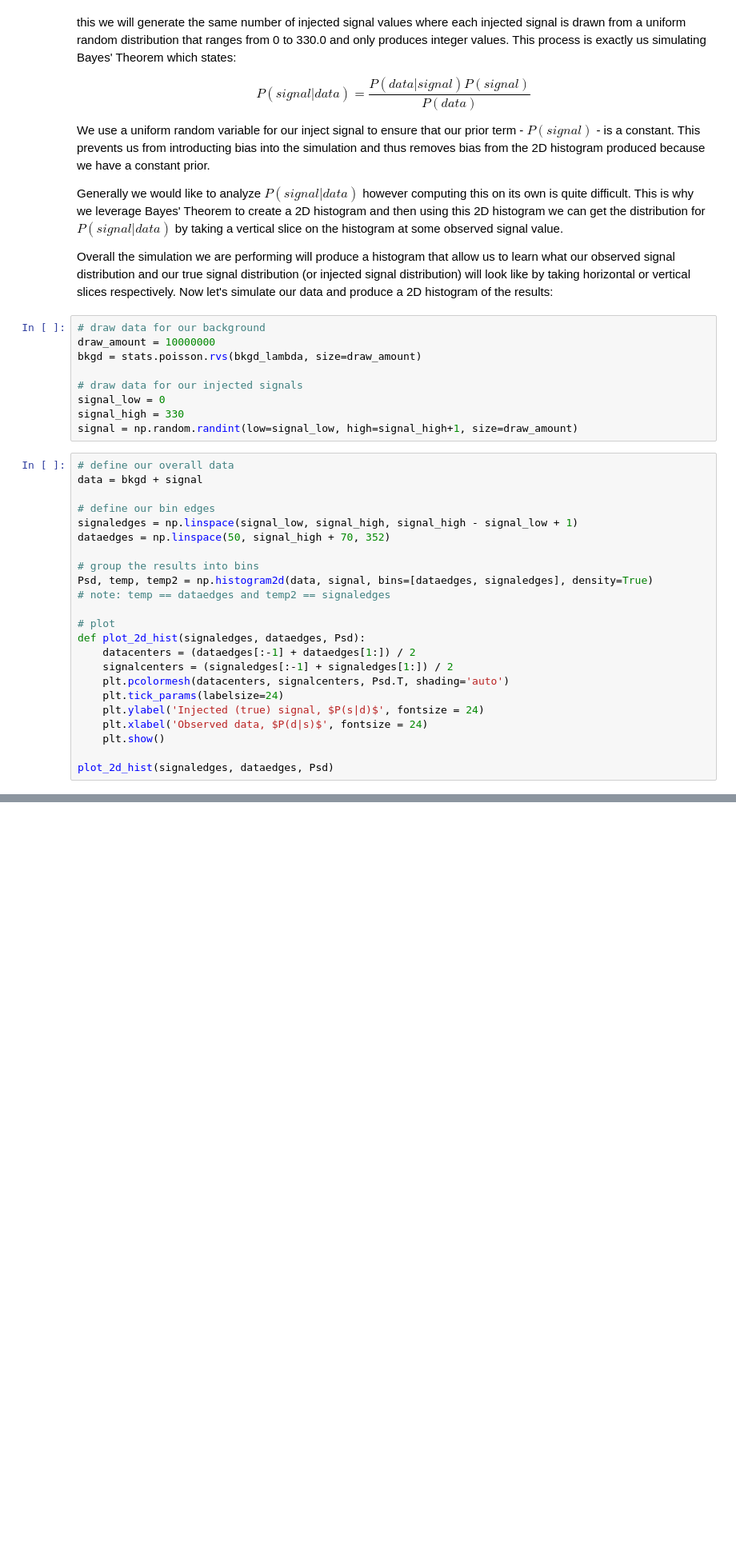
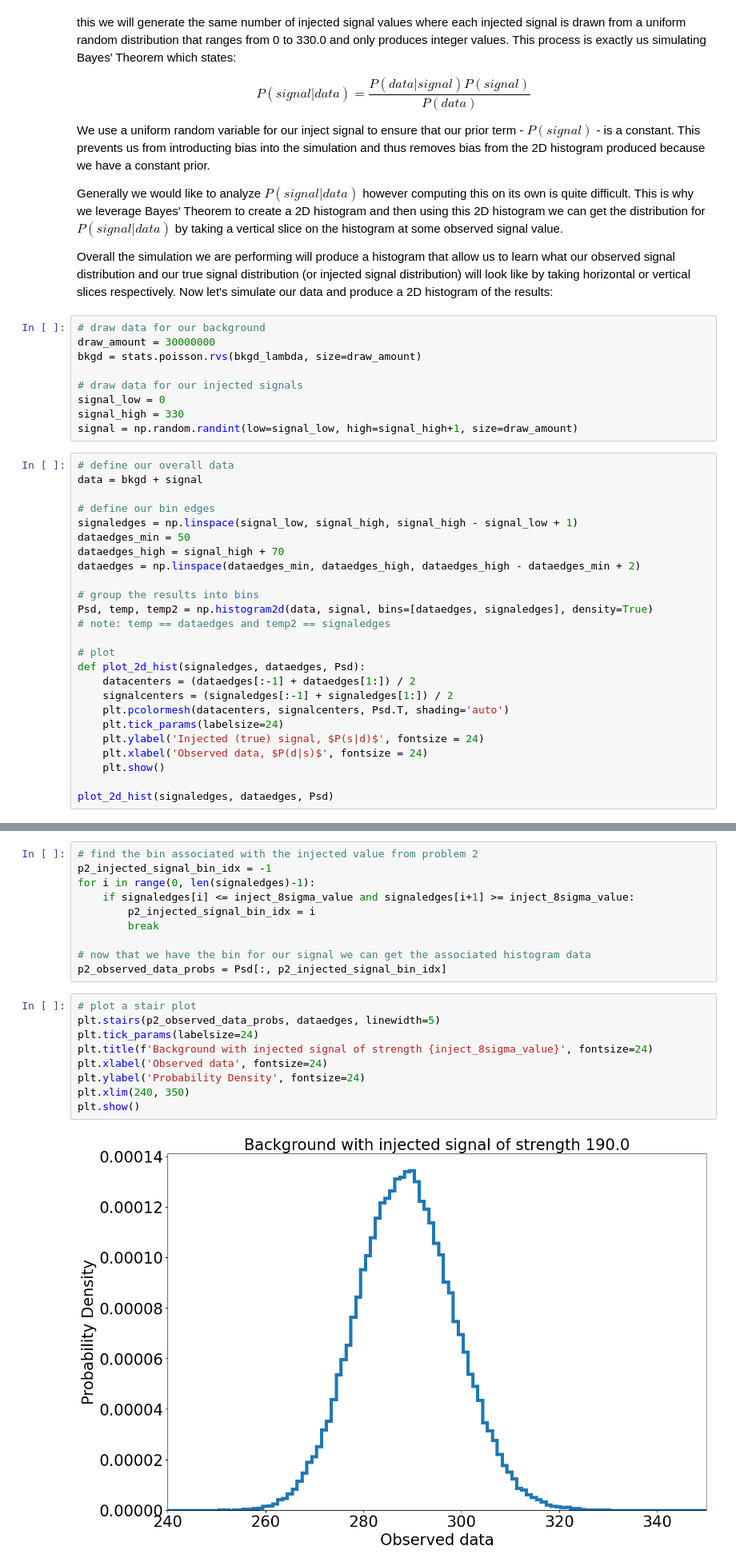
Before and after one commit to williamdolsen/phys434-21au, a Jupyter notebook: labs/lab6/lab6.ipynb, the cells around one changed output, grey strips where cells are left out. Shown at 80% size. Cells and saved outputs as stored; diff of their text form; blank space fills up the shorter version.

```diff
--- a/labs/lab6/lab6.ipynb
+++ b/labs/lab6/lab6.ipynb
@@ -152,7 +152,7 @@ Generally we would like to analyze $P(signal | data)$ however computing this on
 Overall the simulation we are performing will produce a histogram that allow us to learn what our observed signal distribution and our true signal distribution (or injected signal distribution) will look like by taking horizontal or vertical slices respectively.  Now let's simulate our data and produce a 2D histogram of the results:
 # %%
 # draw data for our background
-draw_amount = 10000000
+draw_amount = 30000000
 bkgd = stats.poisson.rvs(bkgd_lambda, size=draw_amount)
 
 # draw data for our injected signals
@@ -165,7 +165,9 @@ data = bkgd + signal
 
 # define our bin edges
 signaledges = np.linspace(signal_low, signal_high, signal_high - signal_low + 1)
-dataedges = np.linspace(50, signal_high + 70, 352)
+dataedges_min = 50
+dataedges_high = signal_high + 70
+dataedges = np.linspace(dataedges_min, dataedges_high, dataedges_high - dataedges_min + 2)
 
 # group the results into bins
 Psd, temp, temp2 = np.histogram2d(data, signal, bins=[dataedges, signaledges], density=True)
@@ -186,0 +193,21 @@ plot_2d_hist(signaledges, dataedges, Psd)
+# %%
+# find the bin associated with the injected value from problem 2
+p2_injected_signal_bin_idx = -1
+for i in range(0, len(signaledges)-1):
+    if signaledges[i] <= inject_8sigma_value and signaledges[i+1] >= inject_8sigma_value:
+        p2_injected_signal_bin_idx = i
+        break
+
+# now that we have the bin for our signal we can get the associated histogram data
+p2_observed_data_probs = Psd[:, p2_injected_signal_bin_idx]
+# %%
+# plot a stair plot
+plt.stairs(p2_observed_data_probs, dataedges, linewidth=5)
+plt.tick_params(labelsize=24)
+plt.title(f'Background with injected signal of strength {inject_8sigma_value}', fontsize=24)
+plt.xlabel('Observed data', fontsize=24)
+plt.ylabel('Probability Density', fontsize=24)
+plt.xlim(240, 350)
+plt.show()
+# %% [output]
+[figure, added]
```
Also changed, not shown: parts of 10 cells of this notebook.
